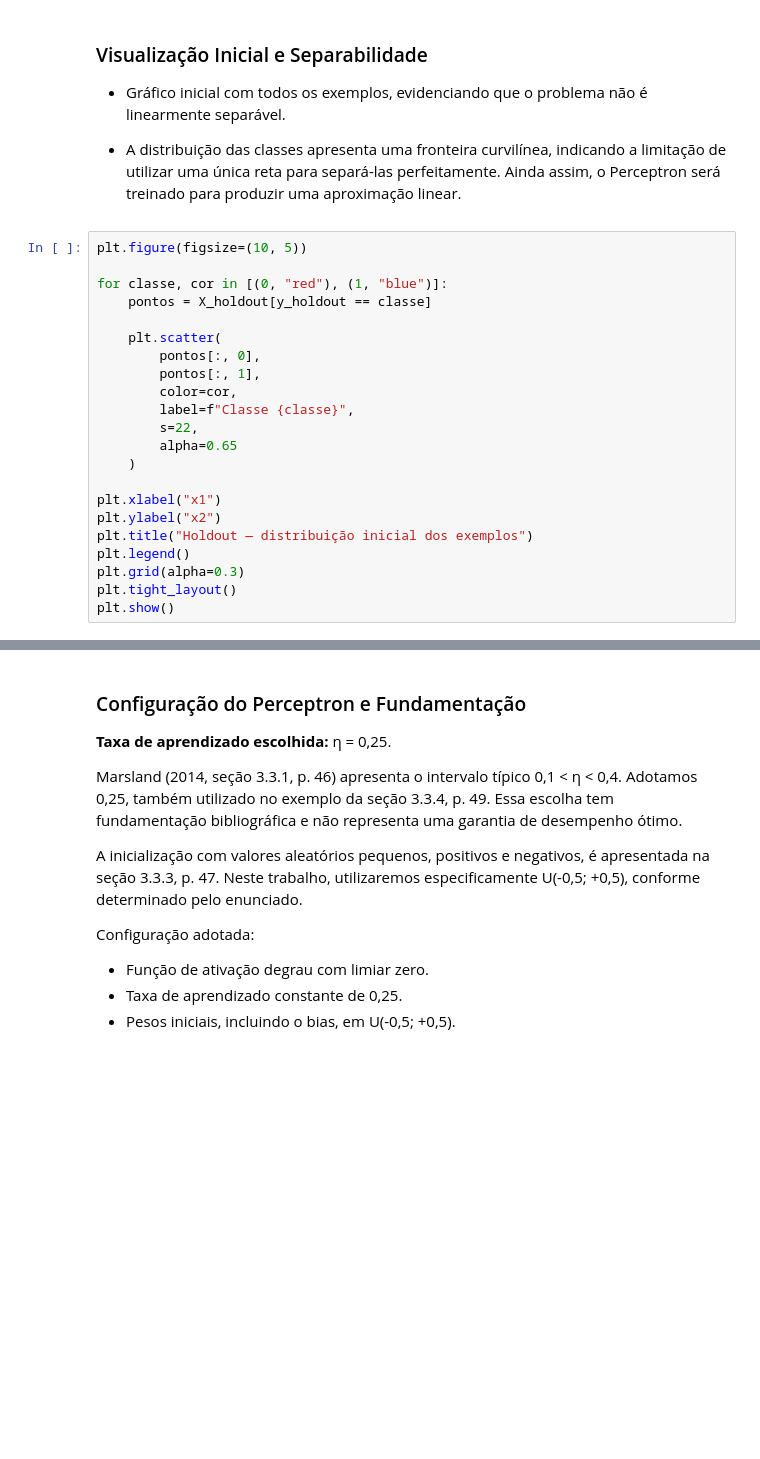
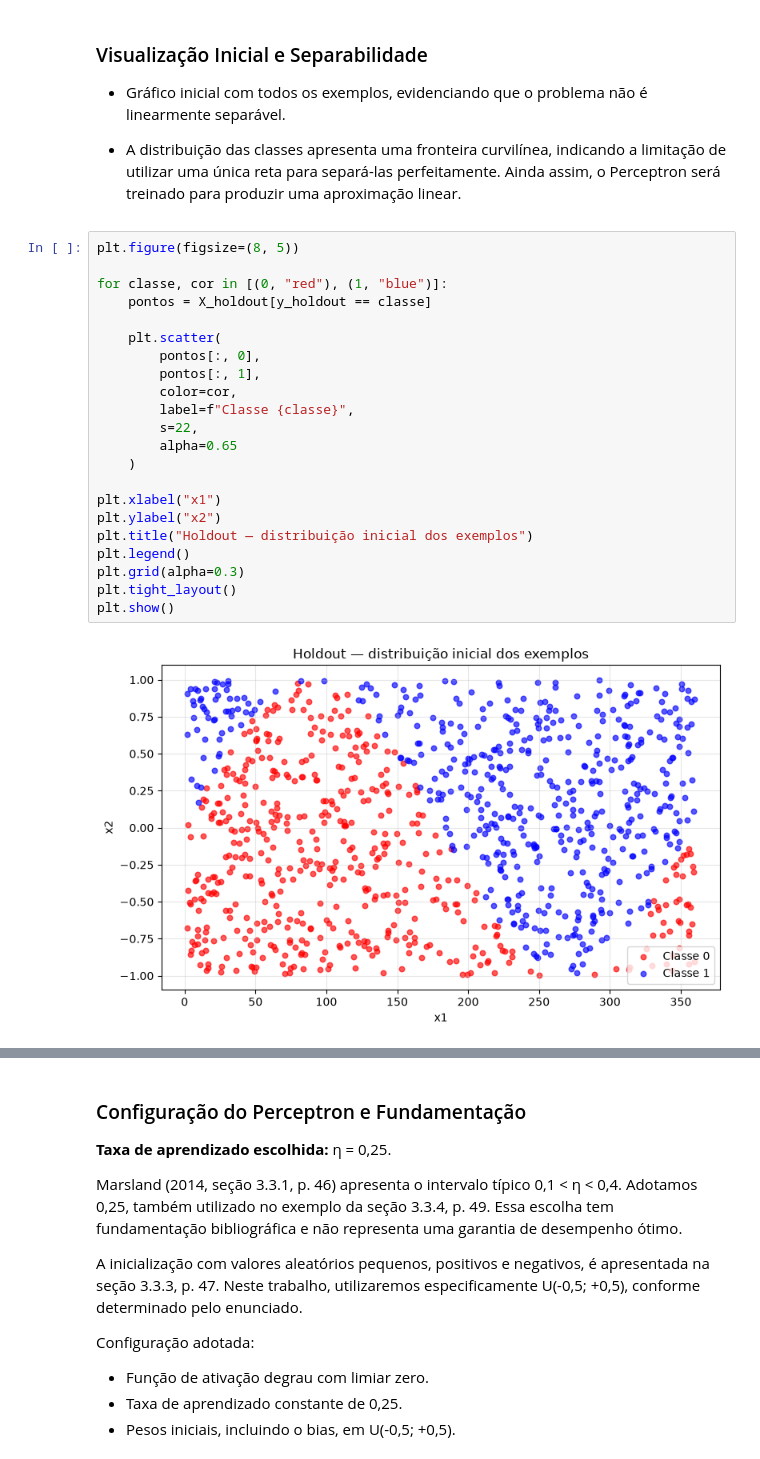
Before and after one commit to bernardo-gontijo/Projeto-Pratico-2.1, a Jupyter notebook: BERNARDO_GONTIJO_FERNANDES_e_MATEUS_CABRAL_PINHEIRO_RNA_2026.2_PP2.1.ipynb, the cells around one changed output, grey strips where cells are left out. Drawn from its saved outputs; the diff is of its cells as text; blank space fills up the shorter version.

```diff
--- a/BERNARDO_GONTIJO_FERNANDES_e_MATEUS_CABRAL_PINHEIRO_RNA_2026.2_PP2.1.ipynb
+++ b/BERNARDO_GONTIJO_FERNANDES_e_MATEUS_CABRAL_PINHEIRO_RNA_2026.2_PP2.1.ipynb
@@ -599,27 +614,29 @@ print(df_holdout["yd"].value_counts().sort_index())
 
 - A distribuição das classes apresenta uma fronteira curvilínea, indicando a limitação de utilizar uma única reta para separá-las perfeitamente. Ainda assim, o Perceptron será treinado para produzir uma aproximação linear.
 # %%
-plt.figure(figsize=(10, 5))
+plt.figure(figsize=(8, 5))
 
 for classe, cor in [(0, "red"), (1, "blue")]:
     pontos = X_holdout[y_holdout == classe]
 
     plt.scatter(
         pontos[:, 0],
         pontos[:, 1],
         color=cor,
         label=f"Classe {classe}",
         s=22,
         alpha=0.65
     )
 
 plt.xlabel("x1")
 plt.ylabel("x2")
 plt.title("Holdout — distribuição inicial dos exemplos")
 plt.legend()
 plt.grid(alpha=0.3)
 plt.tight_layout()
 plt.show()
+# %% [output]
+[figure, added]
 # %% [markdown]
 ### Preparação dos Dados para Validação Holdout
 
```
Also changed, not shown: parts of 13 cells of this notebook, 2 other files.
